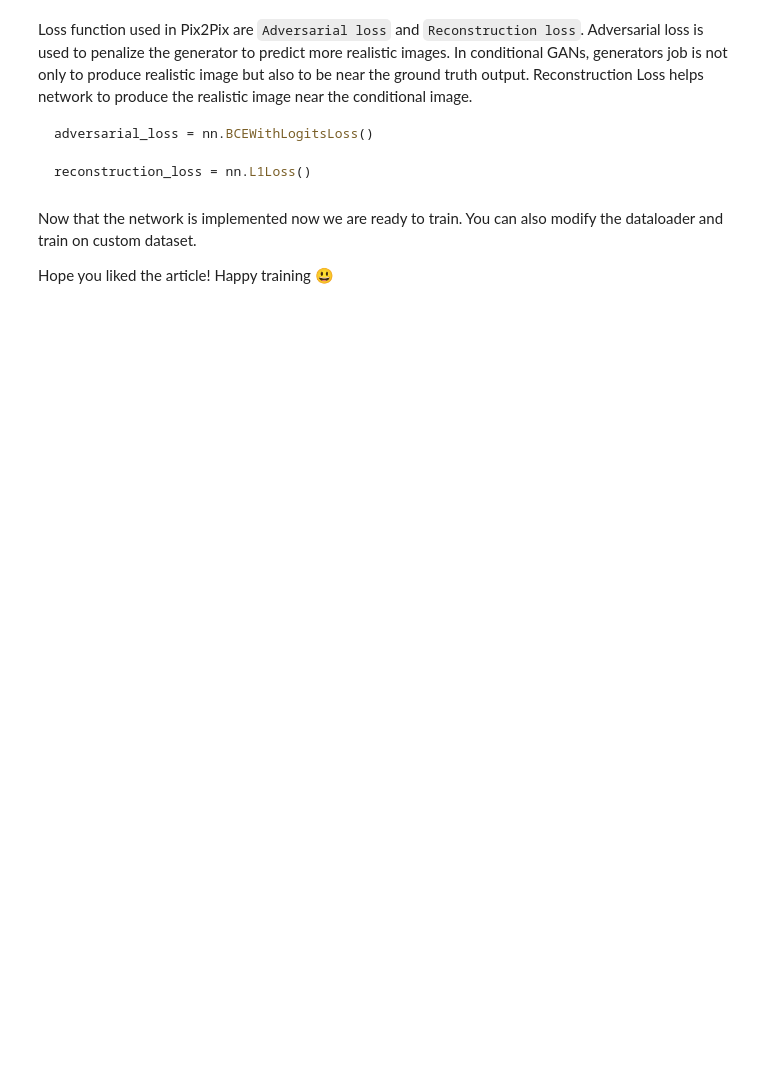
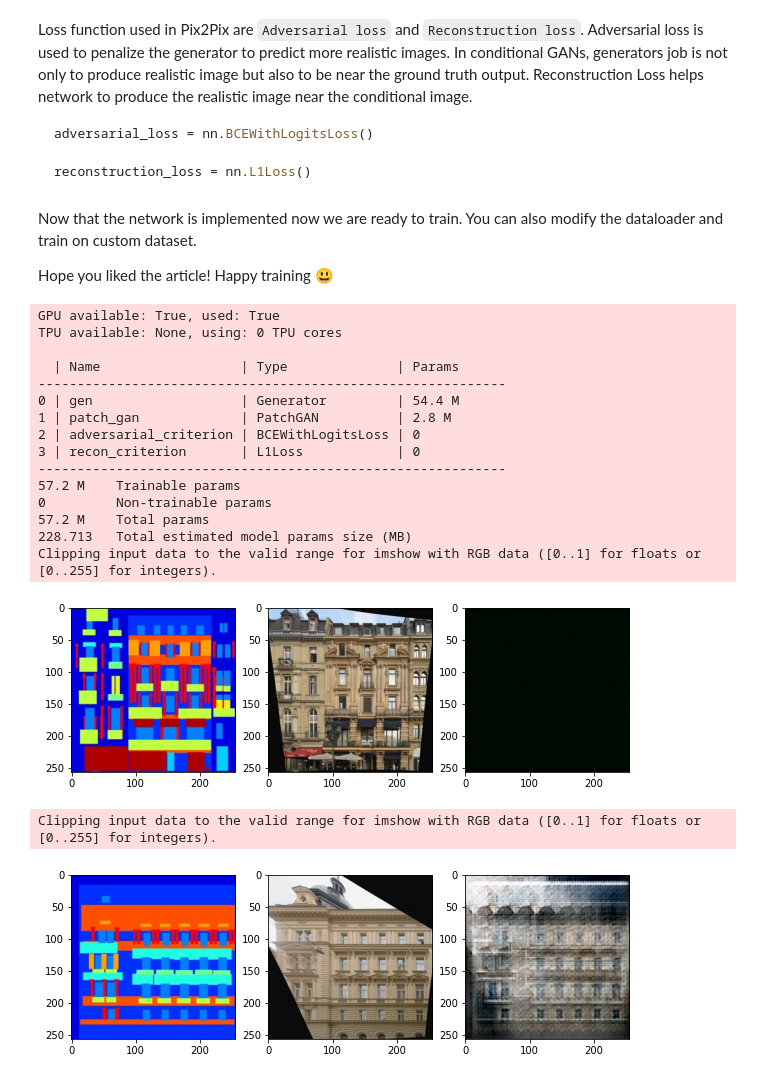
Before and after one commit to LibreCV/blog, a Jupyter notebook: _notebooks/2021-02-13-Pix2Pix explained with code.ipynb, the cells around one changed output. Saved outputs shown, nothing was run; the diff lists cells and outputs as text; code cells hidden in the pictures; blank space fills up the shorter version.

```diff
--- a/_notebooks/2021-02-13-Pix2Pix explained with code.ipynb
+++ b/_notebooks/2021-02-13-Pix2Pix explained with code.ipynb
@@ -390,7 +384,7 @@ lambda_recon = 200
 
 n_epochs = 20
 
-display_step = 200
+display_step = 100
 batch_size = 4
 lr = 0.0002
 target_size = 256
@@ -398,7 +392,26 @@ device = 'cuda'
 # %%
 dataset = FacadesDataset(path, target_size=target_size)
 dataloader = DataLoader(dataset, batch_size=batch_size, shuffle=True)
 
-pix2pix = Pix2Pix(3, 3)
+pix2pix = Pix2Pix(3, 3, learning_rate=lr, lambda_recon=lambda_recon, display_step=display_step)
 trainer = pl.Trainer(max_epochs=1000, gpus=1)
 trainer.fit(pix2pix, dataloader)
+# %% [output]
+GPU available: True, used: True
+TPU available: None, using: 0 TPU cores
+
+  | Name                  | Type              | Params
+------------------------------------------------------------
+0 | gen                   | Generator         | 54.4 M
+1 | patch_gan             | PatchGAN          | 2.8 M
+2 | adversarial_criterion | BCEWithLogitsLoss | 0
+3 | recon_criterion       | L1Loss            | 0
+------------------------------------------------------------
+57.2 M    Trainable params
+0         Non-trainable params
+57.2 M    Total params
+228.713   Total estimated model params size (MB)
+Clipping input data to the valid range for imshow with RGB data ([0..1] for floats or [0..255] for integers).
+[figure, added]
+Clipping input data to the valid range for imshow with RGB data ([0..1] for floats or [0..255] for integers).
+[figure, added]
```
Also changed, not shown: parts of 4 cells of this notebook.
